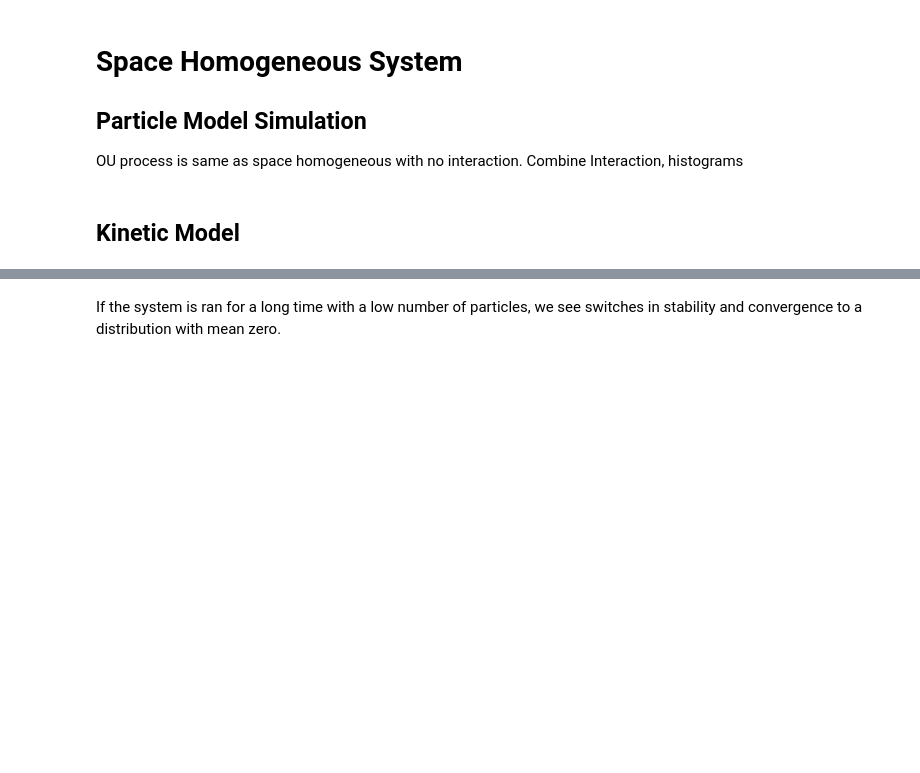
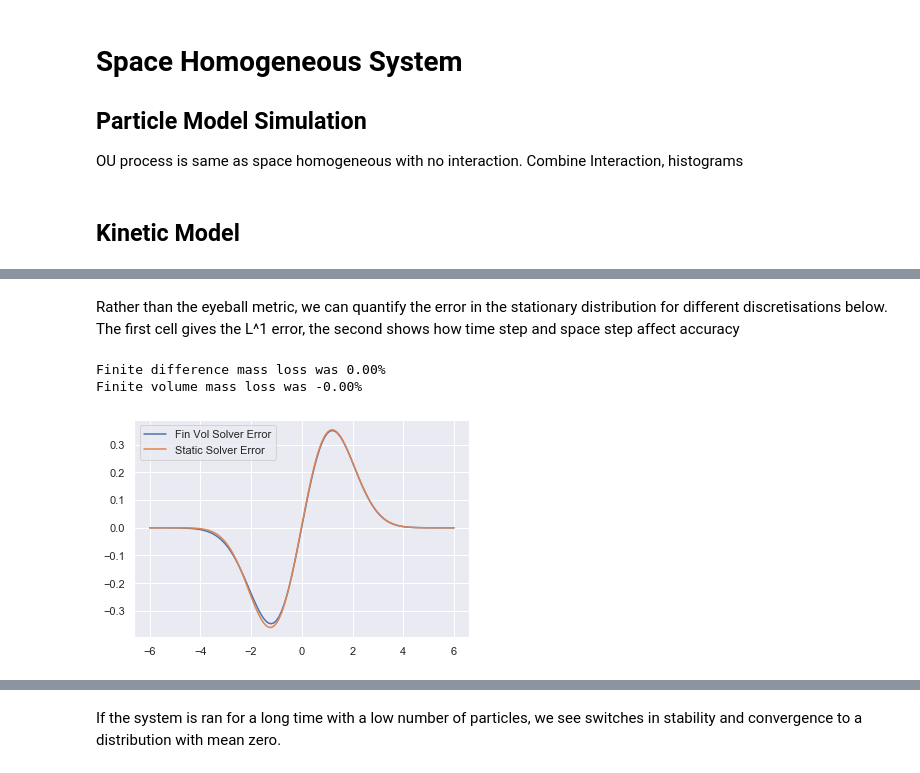
Before and after one commit to Tom271/InteractingParticleSystems, a Jupyter notebook: Project Supplement.ipynb, the cells around one changed output, grey strips where cells are left out. Saved outputs shown, nothing was run; the diff lists cells and outputs as text; code cells hidden in the pictures; blank space fills up the shorter version.

```diff
--- a/Project Supplement.ipynb
+++ b/Project Supplement.ipynb
@@ -231,0 +274,50 @@ v, F, [M0, M1, M2] = FD_solve_hom_PDE(D=diffusion,
+# %% [markdown]
+Rather than the eyeball metric, we can quantify the error in the stationary distribution for different discretisations below. The first cell gives the L^1 error, the second shows how time step and space step affect accuracy
+# %%
+%matplotlib inline
+diffusion = 1
+timestep = 0.001
+T_final = 10
+domain_size = 6
+spacestep = 0.1
+particle_count = 100
+herding_function = herd.smooth_G
+#Set initial data for Gaussian
+mu_init = -1.5
+sd_init = 0.5
+
+#Set max/min for indicator
+max_init = 0
+min_init = -1
+
+gaussian = {'particle': normal(loc=mu_init, scale=sd_init ,size=particle_count),
+            'pde': lambda x: stats.norm.pdf(x, loc=mu_init, scale=sd_init)}
+
+indicator = {'particle': uniform(low=min_init, high=max_init, size=particle_count),
+            'pde': lambda x: np.array([int(i>=min_init and i<=max_init) for i in x])}
+
+
+initial_data = gaussian #Choose indicator or Gaussian
+
+
+v, F_diff, moments_diff = hom.FD_solve_hom_PDE(D=diffusion,
+                                      initial_dist=initial_data['pde'],
+                                      dt=timestep, T_end=T_final, L=domain_size,
+                                      dv=spacestep, G=herding_function)
+
+v, F_vol, moments_vol = hom.FV_solve_hom_PDE(D=diffusion,
+                                      initial_dist=initial_data['pde'],
+                                      dt=timestep, T_end=T_final, L=domain_size,
+                                      dv=spacestep, G=herding_function)
+
+stat_mu = np.sign(F_diff[0,].mean())
+stat_dist = stats.norm.pdf(v, stat_mu, np.sqrt(diffusion))
+plt.plot(v, stat_dist - F_vol[-1,], label='Fin Vol Solver Error')
+plt.plot(v, stat_dist - F_diff[-1,], label='Static Solver Error')
+
+plt.legend()
+plt.show()
+# %% [output]
+Finite difference mass loss was 0.00%
+Finite volume mass loss was -0.00%
+[figure, added]
```
Also changed, not shown: parts of 9 cells of this notebook, 4 other files.
